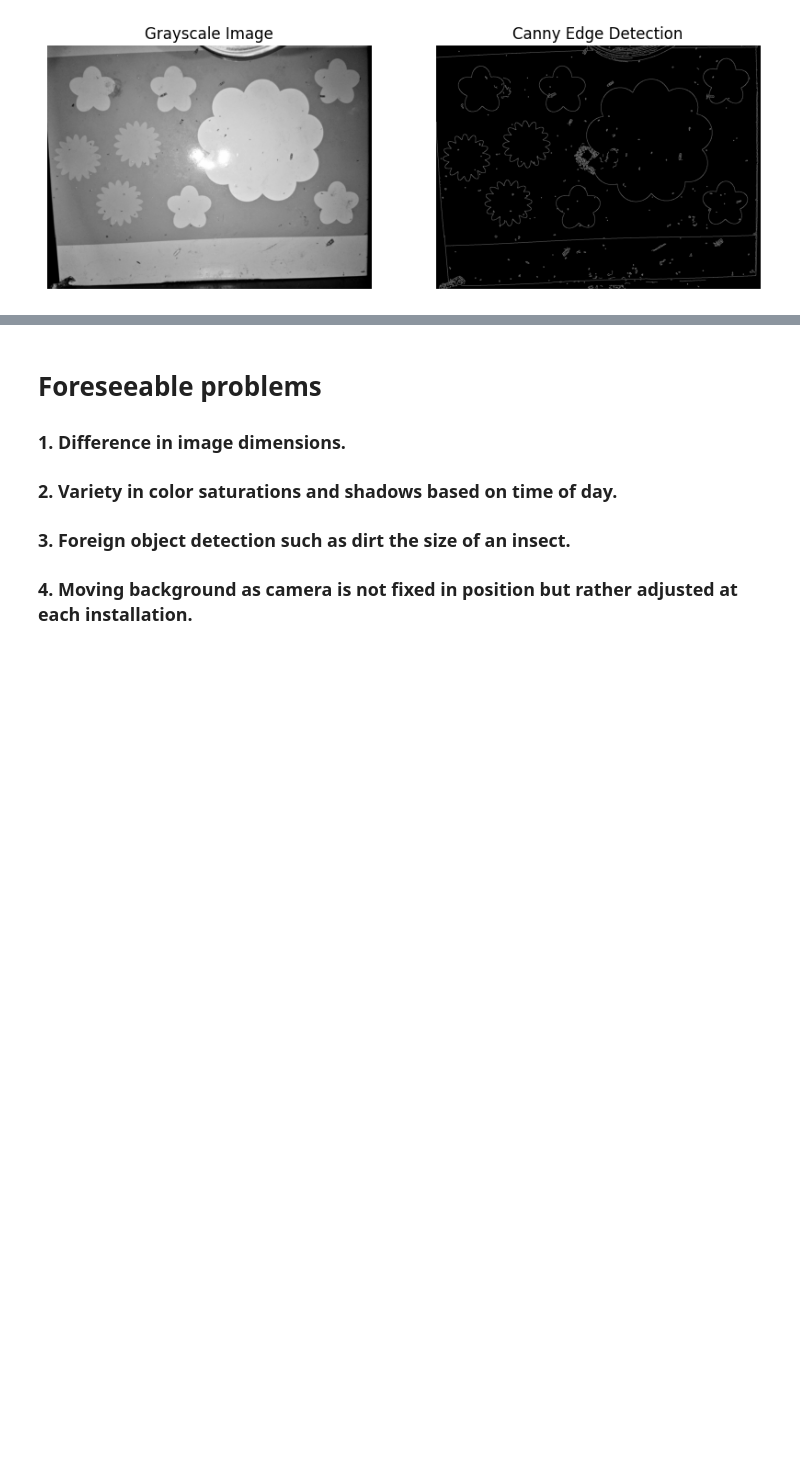
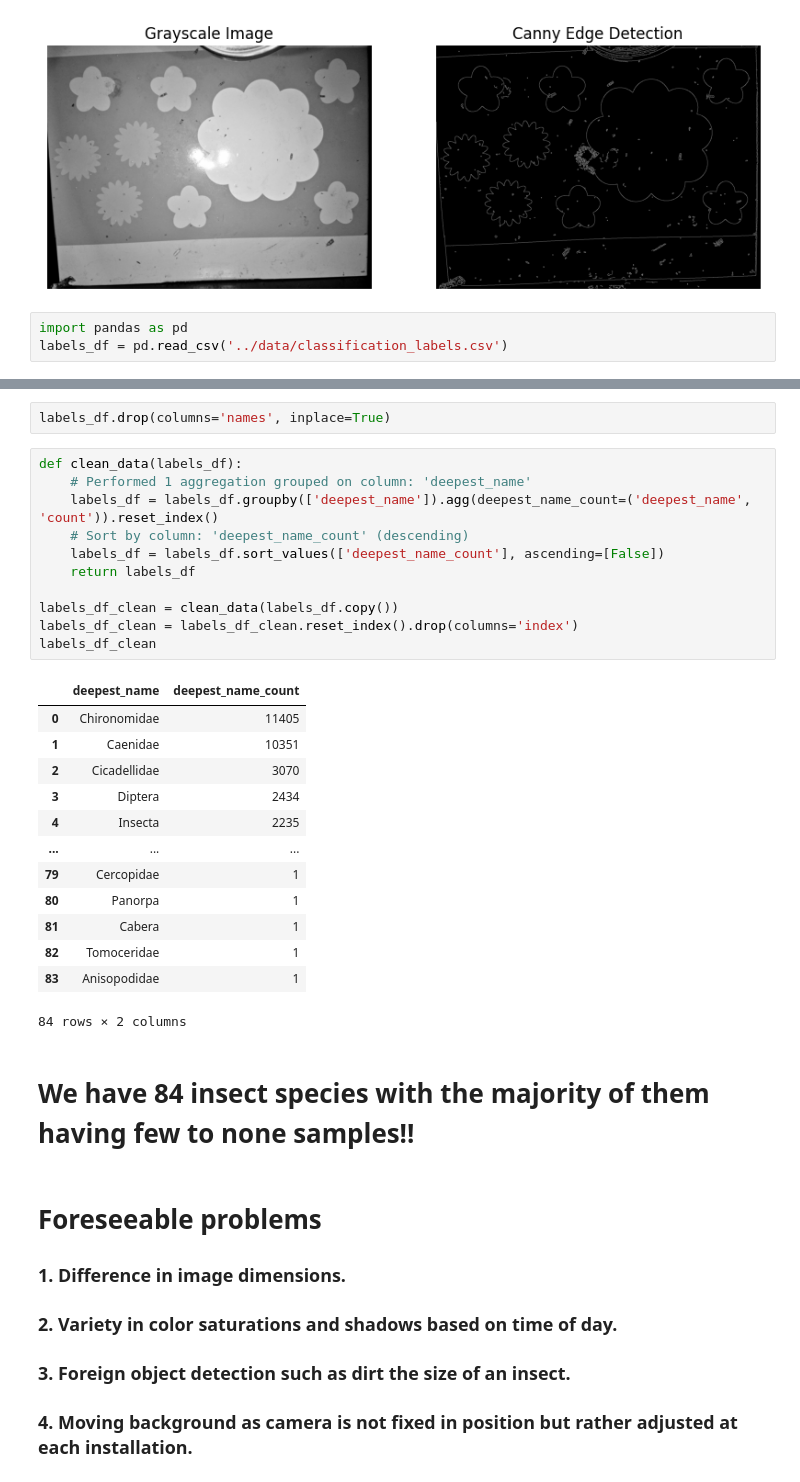
Before and after one commit to martintomov/RB-IBDM, a Jupyter notebook: EDA/eda.ipynb, the cells around one changed output, grey strips where cells are left out. Drawn from its saved outputs; the diff is of its cells as text; blank space fills up the shorter version.

Commit message:
species distribution in EDA

```diff
--- a/EDA/eda.ipynb
+++ b/EDA/eda.ipynb
@@ -208,3 +208,6 @@ axes[1].axis('off')
 plt.show()
 # %% [output]
 [figure]
+# %%
+import pandas as pd
+labels_df = pd.read_csv('../data/classification_labels.csv')
@@ -211,3 +223,32 @@ plt.show()
+# %%
+labels_df.drop(columns='names', inplace=True)
+# %%
+def clean_data(labels_df):
+    # Performed 1 aggregation grouped on column: 'deepest_name'
+    labels_df = labels_df.groupby(['deepest_name']).agg(deepest_name_count=('deepest_name', 'count')).reset_index()
+    # Sort by column: 'deepest_name_count' (descending)
+    labels_df = labels_df.sort_values(['deepest_name_count'], ascending=[False])
+    return labels_df
+
+labels_df_clean = clean_data(labels_df.copy())
+labels_df_clean = labels_df_clean.reset_index().drop(columns='index')
+labels_df_clean
+# %% [output]
+|  | deepest_name | deepest_name_count |
+| 0 | Chironomidae | 11405 |
+| 1 | Caenidae | 10351 |
+| 2 | Cicadellidae | 3070 |
+| 3 | Diptera | 2434 |
+| 4 | Insecta | 2235 |
+| ... | ... | ... |
+| 79 | Cercopidae | 1 |
+| 80 | Panorpa | 1 |
+| 81 | Cabera | 1 |
+| 82 | Tomoceridae | 1 |
+| 83 | Anisopodidae | 1 |
+84 rows × 2 columns
+# %% [markdown]
+# We have 84 insect species with the majority of them having few to none samples!!
 # %% [markdown]
 # Foreseeable problems
  ### 1. Difference in image dimensions.
```
Also changed, not shown: parts of 1 cell of this notebook, 1 other file.
